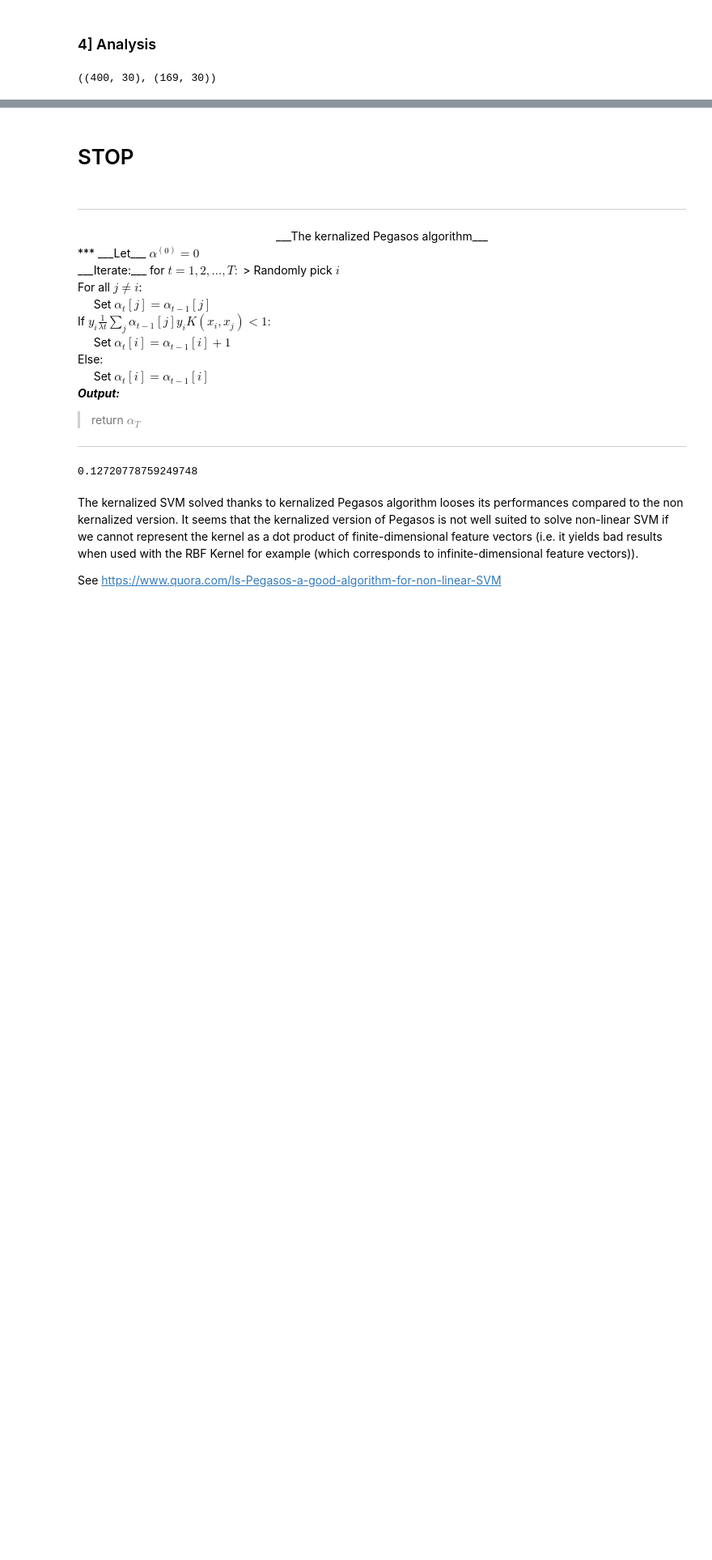
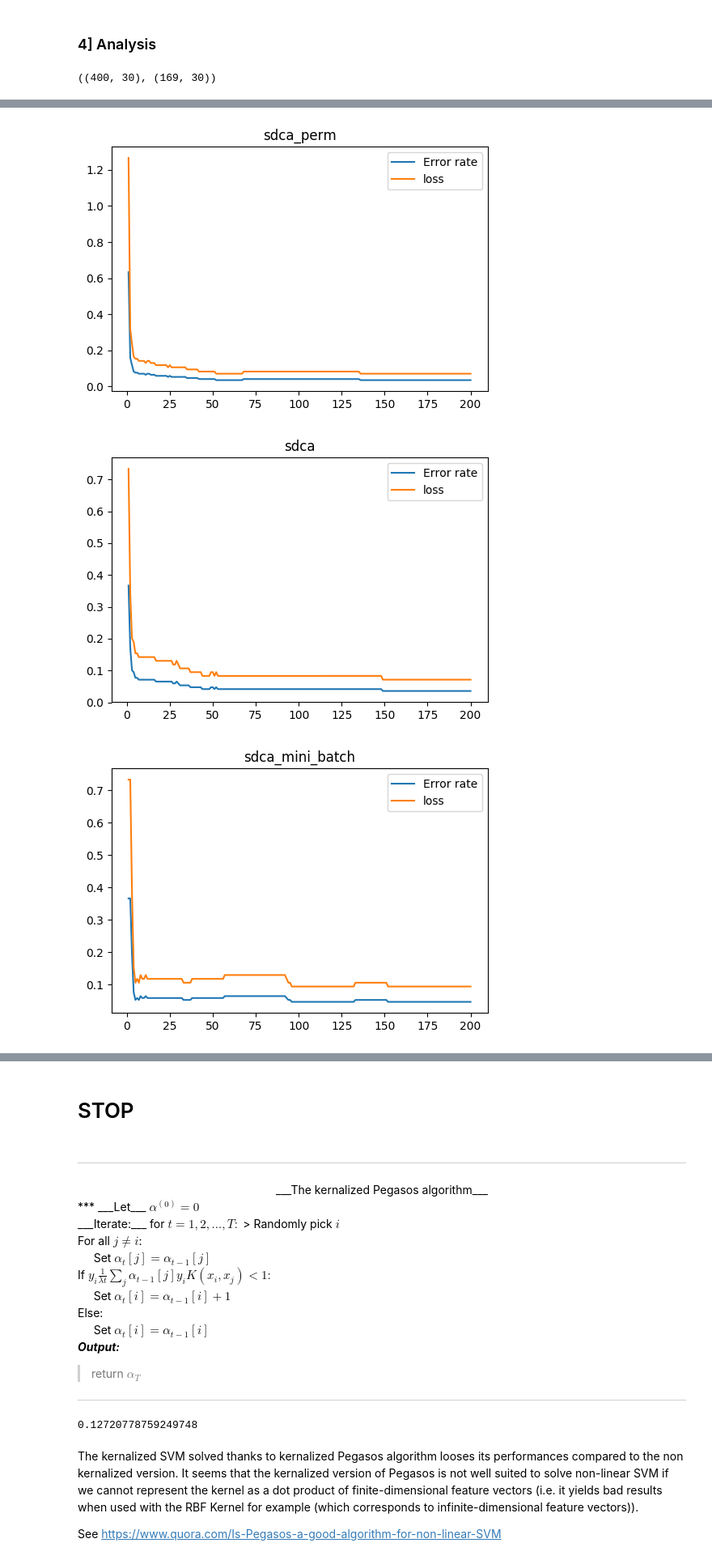
Before and after one commit to mathislinger/SOADML, a Jupyter notebook: SOADML project.ipynb, the cells around one changed output, grey strips where cells are left out. Shown at 81% size. Cells and saved outputs as stored; diff of their text form; code cells hidden in the pictures; blank space fills up the shorter version.

```diff
--- a/SOADML project.ipynb
+++ b/SOADML project.ipynb
@@ -481,0 +525,12 @@ for i, j in coef_dict.items():
+# %%
+sdca_error = dict(zip(['sdca', 'sdca_mini_batch', 'sdca_perm'], [error_dict[k] for k in ['sdca', 'sdca_mini_batch', 'sdca_perm']]))
+for i, j in sdca_error.items():
+    plt.plot(np.arange(nb_epoch) + 1, [l[1] for l in j])
+    plt.plot(np.arange(nb_epoch) + 1, [l[2] for l in j])
+    plt.title(i)
+    plt.legend(['Error rate', 'loss'])
+    plt.show()
+# %% [output]
+[figure, added]
+[figure, added]
+[figure, added]
```
Also changed, not shown: parts of 12 cells of this notebook.
